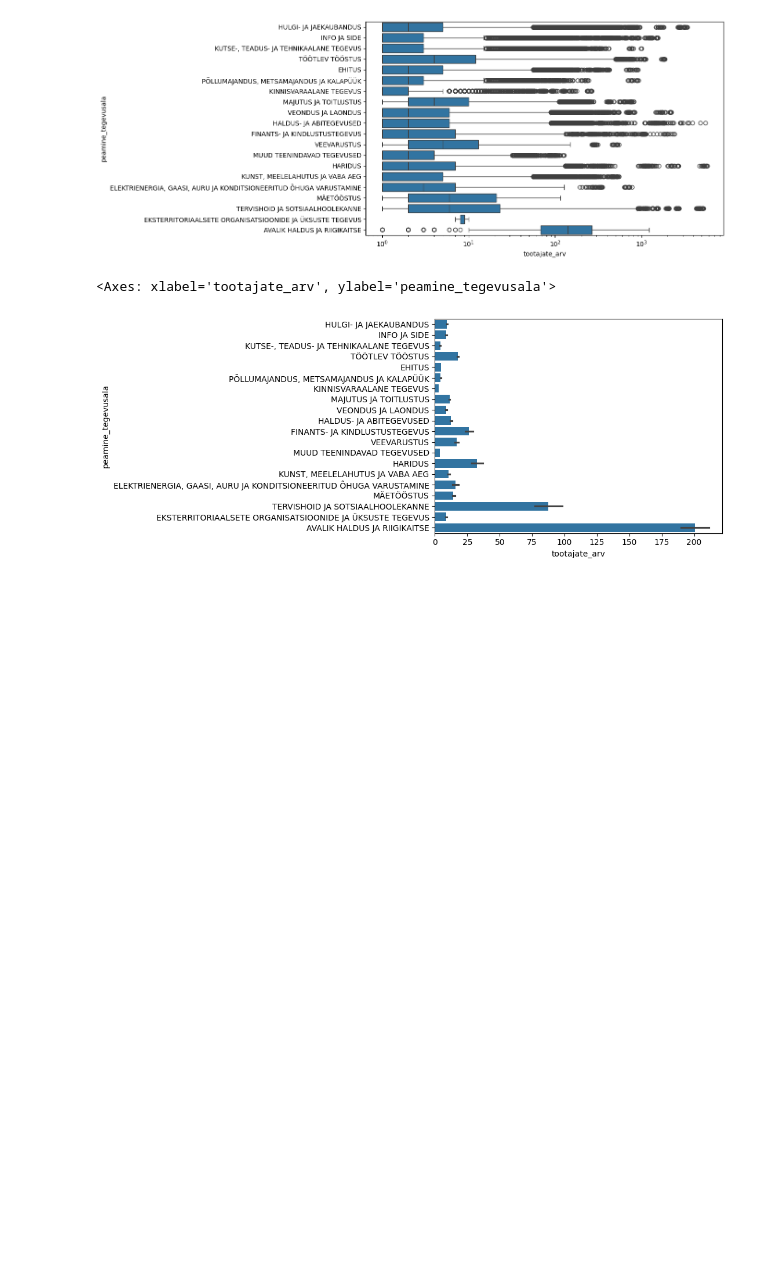
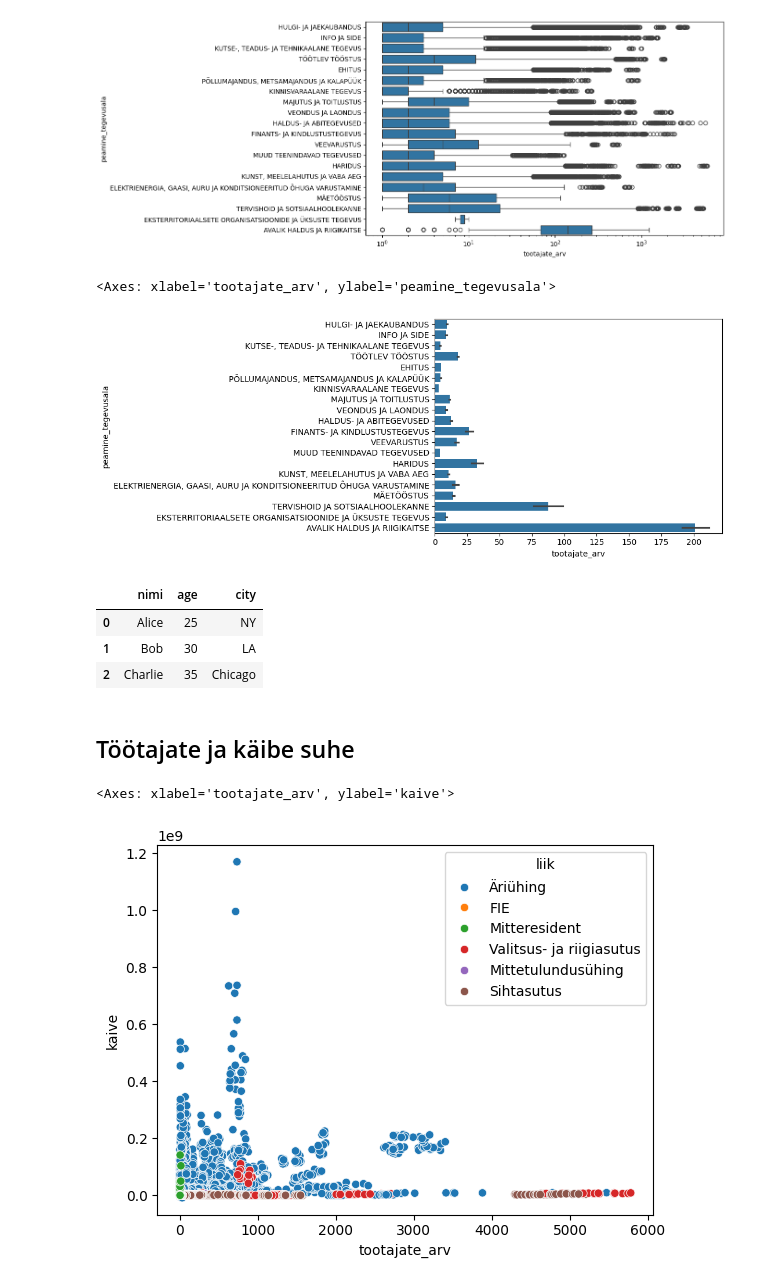
Before and after one commit to erinvainsalu/andmetarkus2026, a Jupyter notebook: Python/emta.ipynb, the cells around one changed output. Cells and saved outputs as stored; diff of their text form; code cells hidden in the pictures; blank space fills up the shorter version.

```diff
--- a/Python/emta.ipynb
+++ b/Python/emta.ipynb
@@ -357,3 +357,20 @@ sns.barplot(data, x="tootajate_arv", y="peamine_tegevusala")
 # %%
 # Kirjutame andmed CSV faili
 data.to_csv("emta_data.csv", index=False)
+# %%
+laste_pikkused = pd.DataFrame({ 'nimi': ['Alice', 'Bob', 'Charlie'], 'age': [25, 30, 35], 'city': ['NY', 'LA', 'Chicago']})
+laste_pikkused
+# %% [output]
+|  | nimi | age | city |
+| 0 | Alice | 25 | NY |
+| 1 | Bob | 30 | LA |
+| 2 | Charlie | 35 | Chicago |
+# %% [markdown]
+## Töötajate ja käibe suhe
+# %%
+# Kuidas on ettevõte käive ja töötajate arv seotud?
+# Kas on võimalik töötajate arvu pealt käivet ennustada?
+sns.scatterplot(data, x="tootajate_arv", y="kaive", hue="liik")
+# %% [output]
+<Axes: xlabel='tootajate_arv', ylabel='kaive'>
+[figure, added]
```
Also changed, not shown: parts of 11 cells of this notebook, 10 other files.
